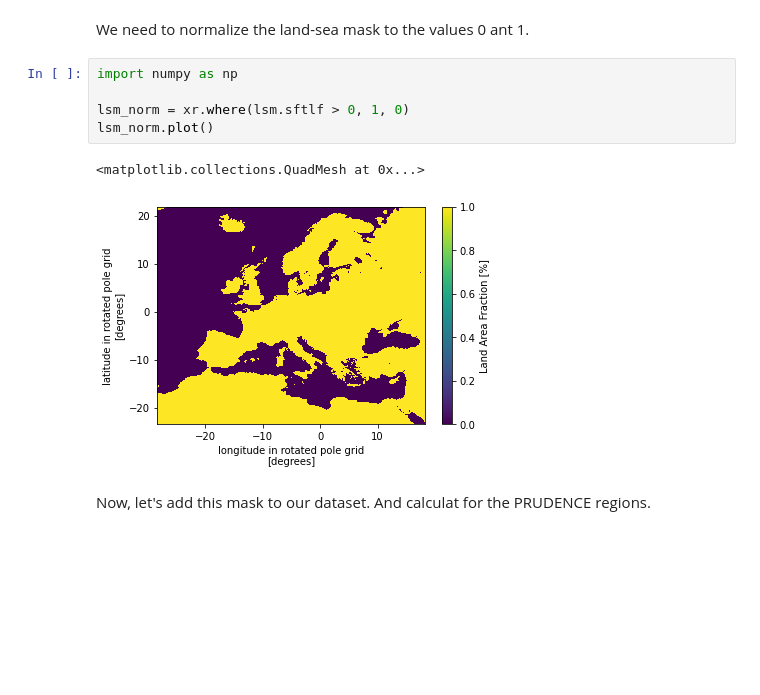
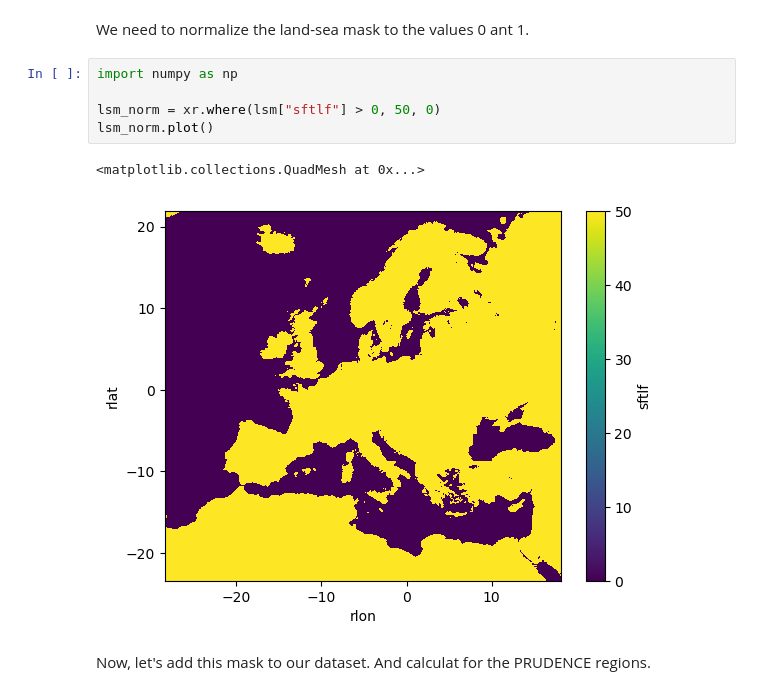
Before and after one commit to climate-service-center/xweights, a Jupyter notebook: notebooks/examples.ipynb, the cells around one changed output. Cells and saved outputs as stored; diff of their text form; blank space fills up the shorter version.

```diff
--- a/notebooks/examples.ipynb
+++ b/notebooks/examples.ipynb
@@ -323,11 +272,11 @@ We need to normalize the land-sea mask to the values 0 ant 1.
 # %%
 import numpy as np
 
-lsm_norm = xr.where(lsm.sftlf > 0, 1, 0)
+lsm_norm = xr.where(lsm["sftlf"] > 0, 50, 0)
 lsm_norm.plot()
 # %% [output]
 <matplotlib.collections.QuadMesh at 0x...>
-[figure, old version]
+[figure, new version]
 # %% [markdown]
 Now, let's add this mask to our dataset. And calculat for the PRUDENCE regions.
 # %%
```
Also changed, not shown: parts of 28 cells of this notebook.
